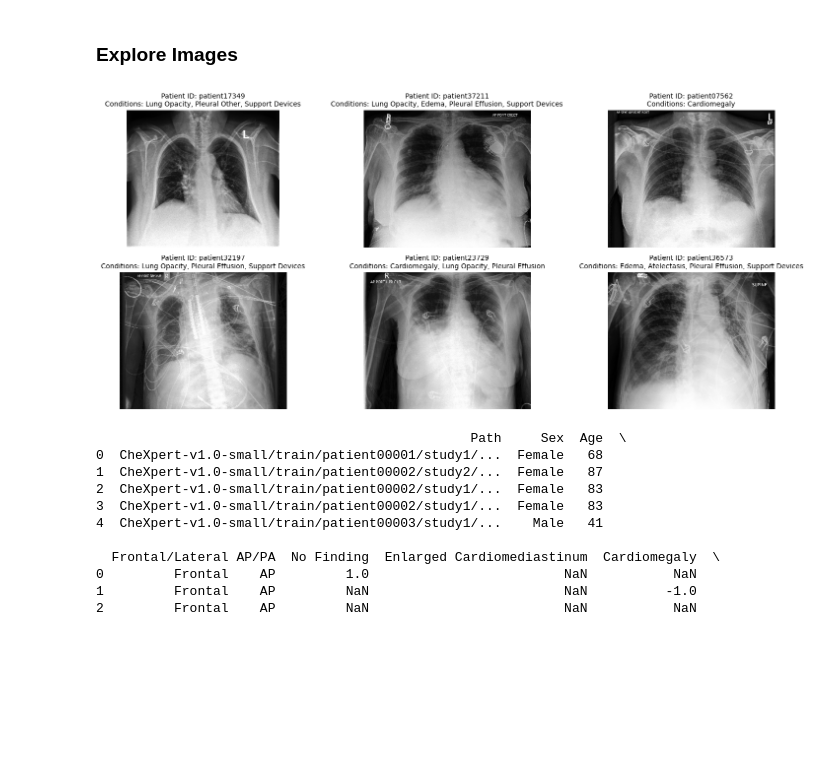
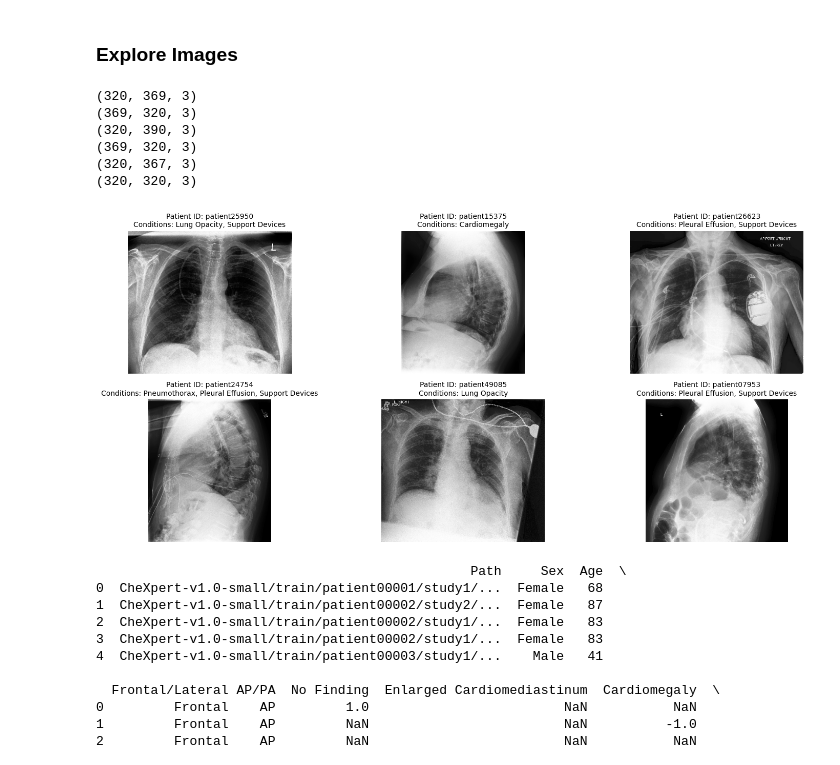
Before and after one commit to RuggeroAnello/CascadeLearning_Medicine, a Jupyter notebook: data_analysis/eda_and_viz_matze.ipynb, the cells around one changed output. Cells and saved outputs as stored; diff of their text form; code cells hidden in the pictures; blank space fills up the shorter version.

```diff
--- a/data_analysis/eda_and_viz_matze.ipynb
+++ b/data_analysis/eda_and_viz_matze.ipynb
@@ -11,7 +11,7 @@ import os
 # %%
 # Load metadata
 data_path = Path.cwd().parent.parent.parent.joinpath("data/adlm")
-metadata_path = data_path.joinpath("data/archive/CheXpert-v1.0-small/train.csv")
+metadata_path = data_path.joinpath("archive/CheXpert-v1.0-small/train.csv")
 metadata = pd.read_csv(metadata_path)
 
 # Check the first few rows
@@ -210,46 +210,53 @@ plt.show()
 # %% [markdown]
 ### Explore Images
 # %%
-def display_images_with_captions(image_paths, metadata, metadata_num, base_dir="data/archive", cols=3, row_space=0.5):
+def display_images_with_captions(image_paths, metadata, metadata_num, base_dir="archive", cols=3, row_space=0.5):
     plt.figure(figsize=(15, 10))
     for i, img_path in enumerate(image_paths):
         # Prepend the base directory to the image path
         full_path = os.path.join(base_dir, img_path)
         img = cv2.imread(full_path)
+        print(img.shape)
 
         if img is None:
             print(f"Image at path {full_path} could not be loaded.")
             continue
 
         # Extract patient ID from the folder name in the image path
         patient_id = img_path.split('/')[2]  # Assuming "train/patientID/studyX/image.png" format
 
         # Get the corresponding row in metadata for this image
         row = metadata[metadata['Path'] == img_path].iloc[0]
 
         # Find columns in metadata_num where the value is 1.0
         positive_conditions = metadata_num.loc[row.name] == 1.0
         conditions = positive_conditions[positive_conditions].index.tolist()
 
         # Generate caption
         caption = f"Patient ID: {patient_id}\nConditions: {', '.join(conditions)}"
 
         # Display image with caption
         plt.subplot(len(image_paths) // cols + 1, cols, i + 1)
         plt.imshow(cv2.cvtColor(img, cv2.COLOR_BGR2RGB))
         plt.title(caption, fontsize=10)
         plt.axis('off')
 
     # Adjust subplot parameters for spacing
     plt.subplots_adjust(hspace=row_space)
     plt.tight_layout()
     plt.show()
 
 # Display sample images with captions
 sample_images = metadata['Path'].sample(6).tolist()
-display_images_with_captions(sample_images, metadata, metadata_num)
+display_images_with_captions(sample_images, metadata, metadata_num, base_dir=data_path.joinpath("archive"))
 # %% [output]
+(320, 369, 3)
+(369, 320, 3)
+(320, 390, 3)
+(369, 320, 3)
+(320, 367, 3)
+(320, 320, 3)
-[figure, old version]
+[figure, new version]
 # %%
 ### "Patient_ID" could be useful in the future (if we decide to remove rows with missing values or w/e), so adding it as a column in metadata
 
```
Also changed, not shown: 1 other file.
